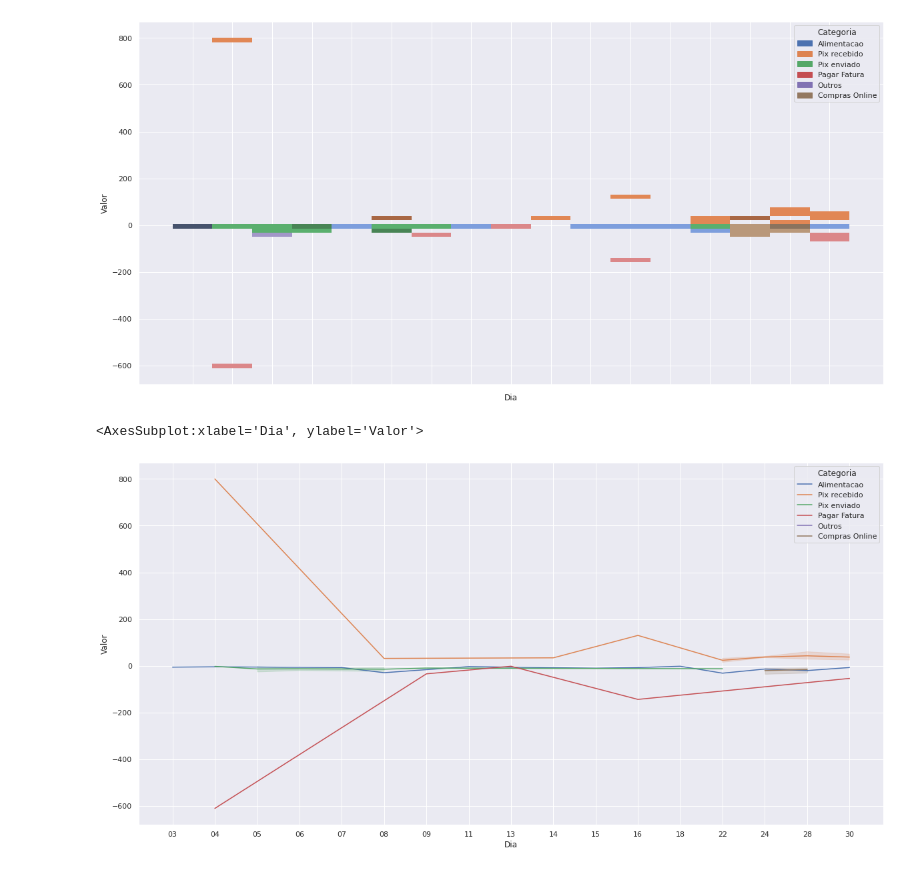
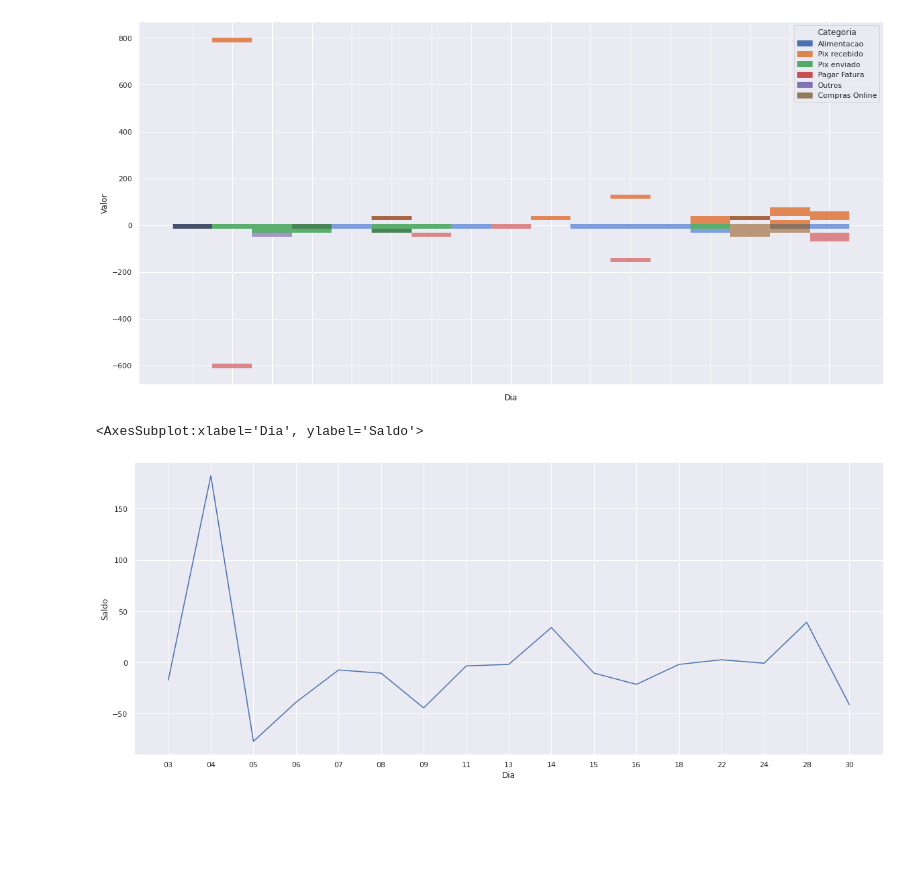
Before and after one commit to joaobizzo/nubank_controle_gastos, a Jupyter notebook: main.ipynb, the cells around one changed output. Cells and saved outputs as stored; diff of their text form; code cells hidden in the pictures; blank space fills up the shorter version.

```diff
--- a/main.ipynb
+++ b/main.ipynb
@@ -63,6 +63,20 @@ df['Dia'] = df['Data'].str.split('/').str[0]
 df['Mes'] = df['Data'].str.split('/').str[1]
 df['Ano'] = df['Data'].str.split('/').str[2]
 df = df.drop(['Data'], axis=1)
+# %%
+# calcular saldo final de cada dia
+for dia in df['Dia'].unique():
+    df_dia = df[df['Dia'] == dia]
+    saldo_final_dia = df_dia['Valor'].sum()
+    df.loc[df['Dia'] == dia, 'Saldo'] = saldo_final_dia
+# %%
+# criar coluna gastos
+for gasto in df['Valor']:
+    if gasto < 0:
+        gastou = gasto * -1
+    else:
+        gastou = 0
+    df.loc[df['Valor'] == gasto, 'Gastos'] = gastou
 # %%
 df
 # %% [output]
@@ -92,13 +135,13 @@ plot.set_xticklabels(plot.get_xticklabels(), rotation=90);
 # %%
 # remover temporariamente outliers, com valor > 500 ou < -500
 
 
 
 # ver gastos ao longo do tempo
 import seaborn as sns
 sns.set_theme(style="darkgrid")
-sns.set(rc={'figure.figsize':(20,10)})
-sns.lineplot(x="Dia", y="Valor", data=df, hue="Categoria")
+sns.set(rc={'figure.figsize':(20,8)})
+sns.lineplot(x="Dia", y="Saldo", data=df)
 # %% [output]
-<AxesSubplot:xlabel='Dia', ylabel='Valor'>
+<AxesSubplot:xlabel='Dia', ylabel='Saldo'>
-[figure, old version]
+[figure, new version]
```
Also changed, not shown: parts of 2 cells of this notebook.
